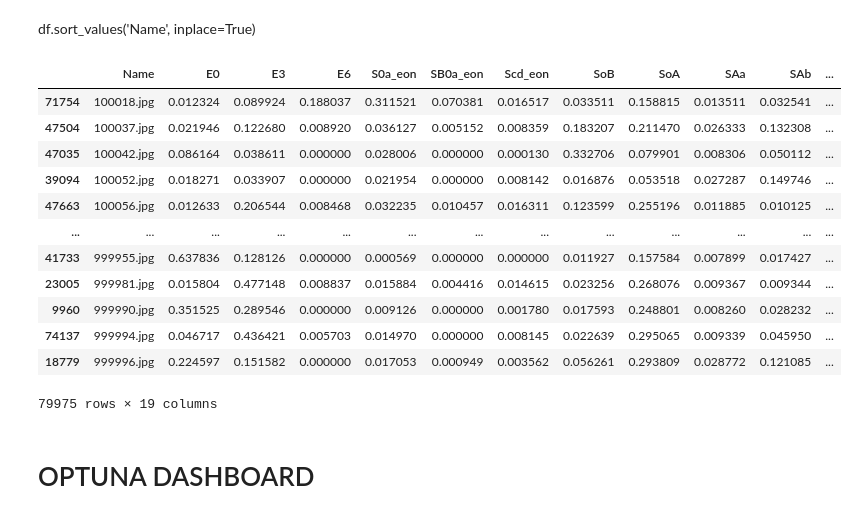
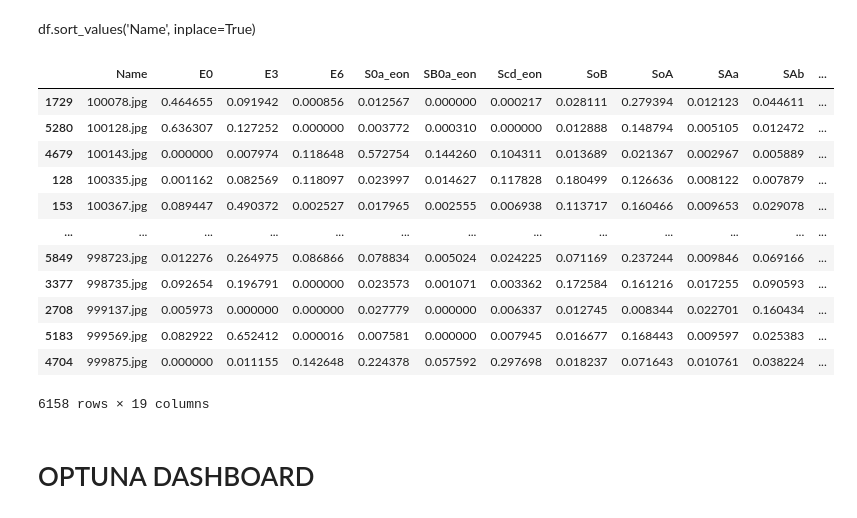
Before and after one commit to margherita-lera/GalaxyClassifier, a Jupyter notebook: marghenet.ipynb, the cells around one changed output. Drawn from its saved outputs; the diff is of its cells as text; code cells hidden in the pictures.

```diff
--- a/marghenet.ipynb
+++ b/marghenet.ipynb
@@ -462,10 +462,10 @@ j=0
 model.eval()
 # 'GalaxyID',
 labels= ['E0','E3','E6','S0a_eon','SB0a_eon','Scd_eon','SoB','SoA','SAa','SAb','SAc','SAd','SBa','SBb','SBc','SBd','A']
-for i in os.listdir('../data/test_old/'):
+for i in os.listdir('../data/test/'):
     if i.endswith('.jpg'):
         j+=1
-        img_path = os.path.join('../data/test_old/', i)
+        img_path = os.path.join('../data/test/', i)
         image = Image.open(img_path).convert('L')
         #plt.imshow(image, cmap='gray')
         image = transform(image).unsqueeze(0).to(device)
@@ -507,19 +521,19 @@ df.insert(0,'Name',names)
 # %% [markdown]
 df.sort_values('Name', inplace=True)
 # %%
-df
+df_out
 # %% [output]
 |  | Name | E0 | E3 | E6 | S0a_eon | SB0a_eon | Scd_eon | SoB | SoA | SAa | SAb | ... |
-| 71754 | 100018.jpg | 0.012324 | 0.089924 | 0.188037 | 0.311521 | 0.070381 | 0.016517 | 0.033511 | 0.158815 | 0.013511 | 0.032541 | ... |
-| 47504 | 100037.jpg | 0.021946 | 0.122680 | 0.008920 | 0.036127 | 0.005152 | 0.008359 | 0.183207 | 0.211470 | 0.026333 | 0.132308 | ... |
-| 47035 | 100042.jpg | 0.086164 | 0.038611 | 0.000000 | 0.028006 | 0.000000 | 0.000130 | 0.332706 | 0.079901 | 0.008306 | 0.050112 | ... |
-| 39094 | 100052.jpg | 0.018271 | 0.033907 | 0.000000 | 0.021954 | 0.000000 | 0.008142 | 0.016876 | 0.053518 | 0.027287 | 0.149746 | ... |
-| 47663 | 100056.jpg | 0.012633 | 0.206544 | 0.008468 | 0.032235 | 0.010457 | 0.016311 | 0.123599 | 0.255196 | 0.011885 | 0.010125 | ... |
+| 1729 | 100078.jpg | 0.464655 | 0.091942 | 0.000856 | 0.012567 | 0.000000 | 0.000217 | 0.028111 | 0.279394 | 0.012123 | 0.044611 | ... |
+| 5280 | 100128.jpg | 0.636307 | 0.127252 | 0.000000 | 0.003772 | 0.000310 | 0.000000 | 0.012888 | 0.148794 | 0.005105 | 0.012472 | ... |
+| 4679 | 100143.jpg | 0.000000 | 0.007974 | 0.118648 | 0.572754 | 0.144260 | 0.104311 | 0.013689 | 0.021367 | 0.002967 | 0.005889 | ... |
+| 128 | 100335.jpg | 0.001162 | 0.082569 | 0.118097 | 0.023997 | 0.014627 | 0.117828 | 0.180499 | 0.126636 | 0.008122 | 0.007879 | ... |
+| 153 | 100367.jpg | 0.089447 | 0.490372 | 0.002527 | 0.017965 | 0.002555 | 0.006938 | 0.113717 | 0.160466 | 0.009653 | 0.029078 | ... |
 | ... | ... | ... | ... | ... | ... | ... | ... | ... | ... | ... | ... | ... |
-| 41733 | 999955.jpg | 0.637836 | 0.128126 | 0.000000 | 0.000569 | 0.000000 | 0.000000 | 0.011927 | 0.157584 | 0.007899 | 0.017427 | ... |
-| 23005 | 999981.jpg | 0.015804 | 0.477148 | 0.008837 | 0.015884 | 0.004416 | 0.014615 | 0.023256 | 0.268076 | 0.009367 | 0.009344 | ... |
-| 9960 | 999990.jpg | 0.351525 | 0.289546 | 0.000000 | 0.009126 | 0.000000 | 0.001780 | 0.017593 | 0.248801 | 0.008260 | 0.028232 | ... |
-| 74137 | 999994.jpg | 0.046717 | 0.436421 | 0.005703 | 0.014970 | 0.000000 | 0.008145 | 0.022639 | 0.295065 | 0.009339 | 0.045950 | ... |
-| 18779 | 999996.jpg | 0.224597 | 0.151582 | 0.000000 | 0.017053 | 0.000949 | 0.003562 | 0.056261 | 0.293809 | 0.028772 | 0.121085 | ... |
+| 5849 | 998723.jpg | 0.012276 | 0.264975 | 0.086866 | 0.078834 | 0.005024 | 0.024225 | 0.071169 | 0.237244 | 0.009846 | 0.069166 | ... |
+| 3377 | 998735.jpg | 0.092654 | 0.196791 | 0.000000 | 0.023573 | 0.001071 | 0.003362 | 0.172584 | 0.161216 | 0.017255 | 0.090593 | ... |
+| 2708 | 999137.jpg | 0.005973 | 0.000000 | 0.000000 | 0.027779 | 0.000000 | 0.006337 | 0.012745 | 0.008344 | 0.022701 | 0.160434 | ... |
+| 5183 | 999569.jpg | 0.082922 | 0.652412 | 0.000016 | 0.007581 | 0.000000 | 0.007945 | 0.016677 | 0.168443 | 0.009597 | 0.025383 | ... |
+| 4704 | 999875.jpg | 0.000000 | 0.011155 | 0.142648 | 0.224378 | 0.057592 | 0.297698 | 0.018237 | 0.071643 | 0.010761 | 0.038224 | ... |
-79975 rows × 19 columns
+6158 rows × 19 columns
 # %%
```
Also changed, not shown: parts of 2 cells of this notebook, 1 other file.
